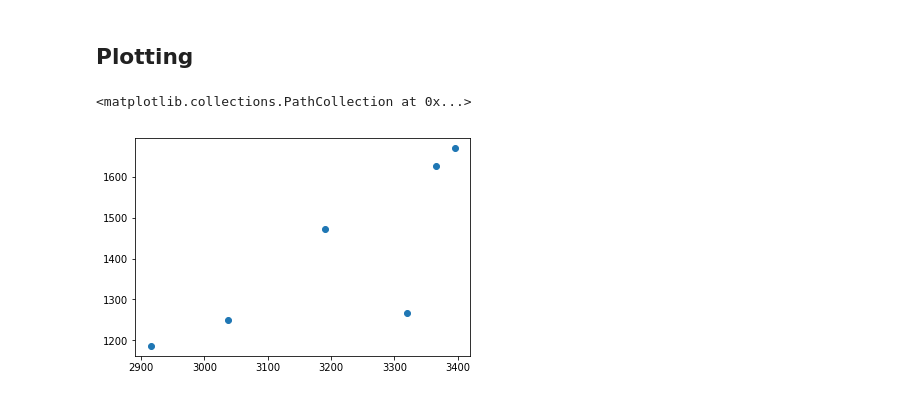
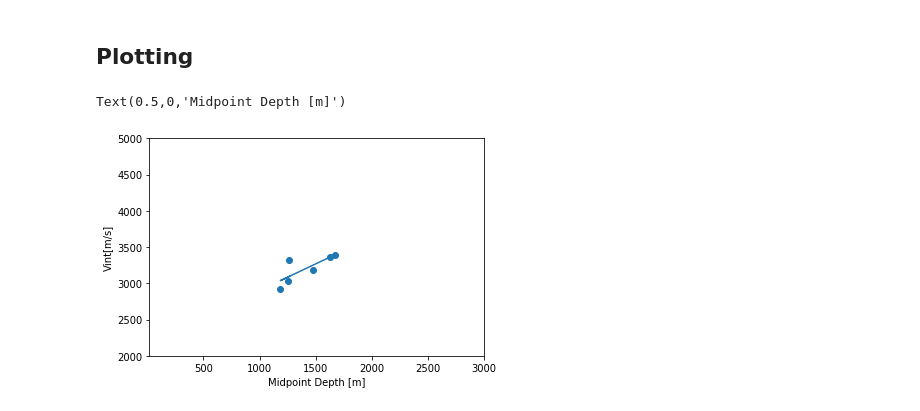
Before and after one commit to ABDunbar/NPD-Well-Velocity-Integration, a Jupyter notebook: def_tops.ipynb, the cells around one changed output. Drawn from its saved outputs; the diff is of its cells as text; code cells hidden in the pictures.

```diff
--- a/def_tops.ipynb
+++ b/def_tops.ipynb
@@ -221,3 +221,6 @@ merge[ merge['Surface']=='SNADD FM']
 | 45 | 7120/1-4 S | 733 | 2274 | SNADD FM | 471248.15 | 7982515.38 | 702.98 | 797.19 | 1541 | 1763.32 | 0.483065 | ... |
 | 55 | 7120/1-3 | 1101 | 2203 | SNADD FM | 474680.07 | 7978470.92 | 1076.98 | 1073.31 | 1102 | 1728.17 | 0.327430 | ... |
 | 56 | 7120/1-1 R2 | 1106 | 2285 | SNADD FM | 475816.14 | 7980015.31 | 1080.96 | 1067.07 | 1179 | 1761.48 | 0.347205 | ... |
+# %%
+reg = np.polyfit(plot[ plot['Surface'] == 'SNADD FM']['MidPointDepth'], plot[ plot['Surface'] == 'SNADD FM']['Vint'], deg=1)
+ry = np.polyval(reg, plot[ plot['Surface'] == 'SNADD FM']['MidPointDepth'])
@@ -224,12 +231,18 @@ merge[ merge['Surface']=='SNADD FM']
 # %% [markdown]
 ## Plotting
-# %%
-fig, ax = plt.subplots()
-ax.scatter(merge[ merge['Surface'] == 'SNADD FM']['Vint'], merge[ merge['Surface'] == 'SNADD FM']['MidPointDepth'])
-###
-# %% [output]
-<matplotlib.collections.PathCollection at 0x...>
-[figure, removed]
+# %%
+fig, ax = plt.subplots()
+ax.scatter(plot[ plot['Surface'] == 'SNADD FM']['MidPointDepth'], plot[ plot['Surface'] == 'SNADD FM']['Vint'])
+ax.plot(plot[ plot['Surface'] == 'SNADD FM']['MidPointDepth'], ry)
+
+ax.set_ylim(2000,5000)
+ax.set_xlim(20,3000)
+
+ax.set_ylabel('Vint[m/s]')
+ax.set_xlabel('Midpoint Depth [m]')
+# %% [output]
+Text(0.5,0,'Midpoint Depth [m]')
+[figure, added]
 # %%
 def velocity_logs(top_depth, bottom_depth):
 
```
Also changed, not shown: parts of 7 cells of this notebook.
